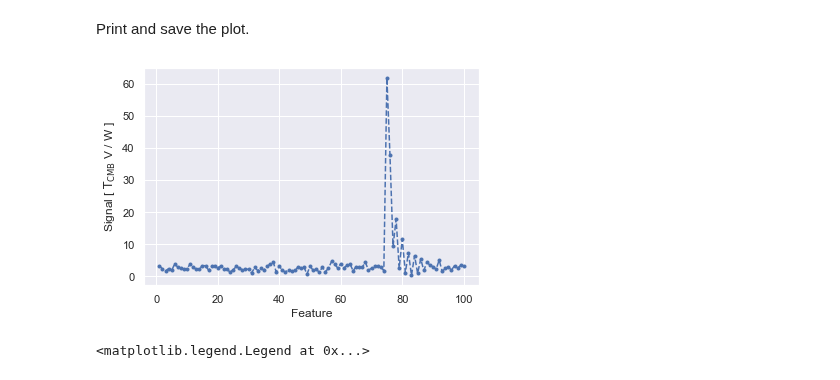
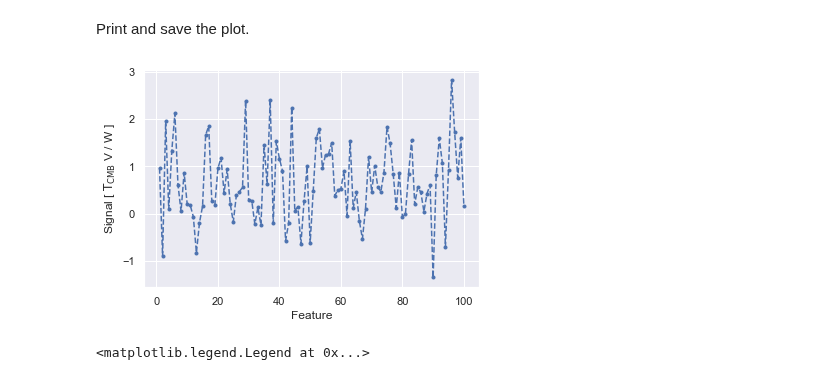
Before and after one commit to Paolo97Gll/bachelor_thesis, a Jupyter notebook: utility/draw_plots.ipynb, the cells around one changed output. Cells and saved outputs as stored; diff of their text form; code cells hidden in the pictures.

Commit message:
Add new plots

```diff
--- a/utility/draw_plots.ipynb
+++ b/utility/draw_plots.ipynb
@@ -32,8 +32,11 @@ warnings.filterwarnings('ignore', category=tables.NaturalNameWarning)
 # %% [markdown]
 Select kind and number.
 # %%
-kind = 'MULTI_GLITCH'
-number = 54
+kind = 'NO_GLITCH'
+number = 100
 
 kind_2 = 'GLITCH'
 number_2 = 42
+# %%
+with pd.HDFStore('../classification/ris/OUT-classified.h5', mode='r') as data:
+    print(pd.DataFrame(data[kind_2 + '/' + str(number_2)].to_numpy()).to_csv(sep=';'))
@@ -42,18 +63,18 @@ Print and save the plot.
 # %%
 with pd.HDFStore('../classification/ris/OUT-classified.h5', mode='r') as data:
     d_target = data[kind + '/' + str(number)]
-    d_target_2 = data[kind_2 + '/' + str(number_2)]
+    #d_target_2 = data[kind_2 + '/' + str(number_2)]
 
 #plt.rcParams["font.family"] = "serif"
 #plt.rcParams["mathtext.fontset"] = "dejavuserif"
 
-#plt.plot(d_target.index, d_target['data']+3, marker='.', linestyle='dashed')
-plt.plot(range(1,101), np.roll(d_target_2['data']+3, 50, axis=-1), marker='.', linestyle='dashed')
+plt.plot(range(1,101), d_target['data']+3, marker='.', linestyle='dashed')
+#plt.plot(range(1,101), np.roll(d_target_2['data']+3, 50, axis=-1), marker='.', linestyle='dashed')
 plt.xlabel('Feature')
 plt.ylabel(r'Signal [ $\mathrm{T}_\mathrm{CMB}$ V / W ]')
-#plt.savefig('glitch_pres_tr2.png', dpi=600)
+plt.savefig('glitch_n3.png', dpi=600)
 # %% [output]
-[figure, old version]
+[figure, new version]
 # %%
 with pd.HDFStore('../classification/ris/OUT-classified.h5', mode='r') as data:
     d_target = data[kind + '/' + str(number)]
```
Also changed, not shown: parts of 1 cell of this notebook, 3 other files.
